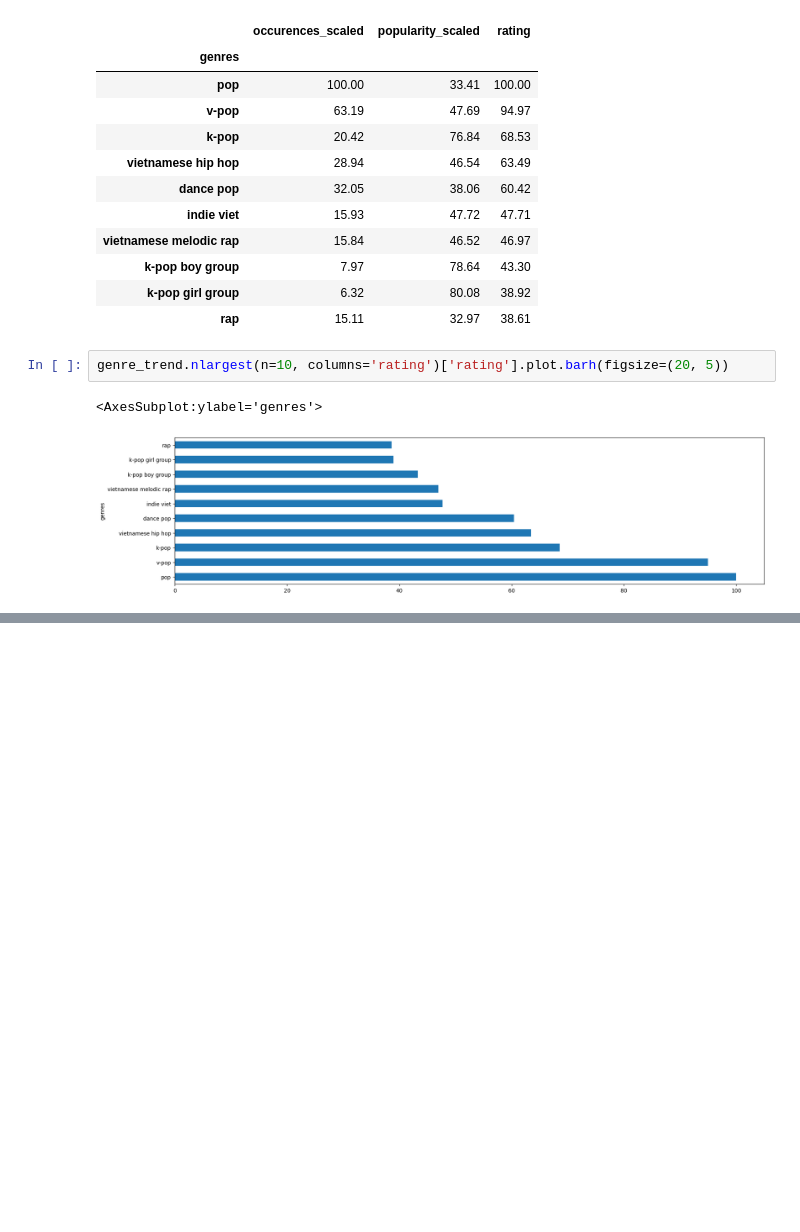
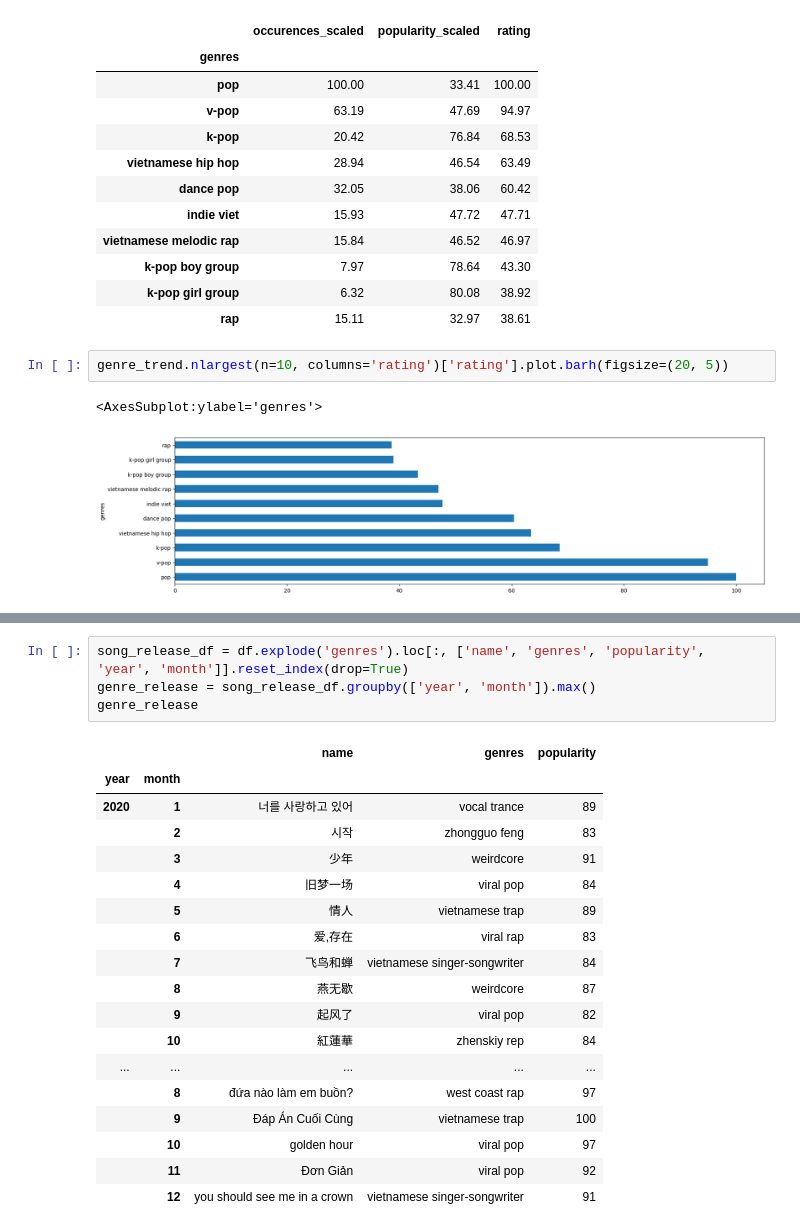
Before and after one commit to quytrungg/Final_Project_CSC14119, a Jupyter notebook: data_analysis/components/artists_data_analysis.ipynb, the cells around one changed output, grey strips where cells are left out. Drawn from its saved outputs; the diff is of its cells as text; blank space fills up the shorter version.

```diff
--- a/data_analysis/components/artists_data_analysis.ipynb
+++ b/data_analysis/components/artists_data_analysis.ipynb
@@ -137,0 +161,23 @@ genre_trend.nlargest(n=10, columns='rating')['rating'].plot.barh(figsize=(20, 5)
+# %%
+song_release_df = df.explode('genres').loc[:, ['name', 'genres', 'popularity', 'year', 'month']].reset_index(drop=True)
+genre_release = song_release_df.groupby(['year', 'month']).max()
+genre_release
+# %% [output]
+|  |  | name | genres | popularity |
+| year | month |  |  |  |
+| 2020 | 1 | 너를 사랑하고 있어 | vocal trance | 89 |
+|  | 2 | 시작 | zhongguo feng | 83 |
+|  | 3 | 少年 | weirdcore | 91 |
+|  | 4 | 旧梦一场 | viral pop | 84 |
+|  | 5 | 情人 | vietnamese trap | 89 |
+|  | 6 | 爱,存在 | viral rap | 83 |
+|  | 7 | 飞鸟和蝉 | vietnamese singer-songwriter | 84 |
+|  | 8 | 燕无歇 | weirdcore | 87 |
+|  | 9 | 起风了 | viral pop | 82 |
+|  | 10 | 紅蓮華 | zhenskiy rep | 84 |
+| ... | ... | ... | ... | ... |
+|  | 8 | đứa nào làm em buồn? | west coast rap | 97 |
+|  | 9 | Đáp Án Cuối Cùng | vietnamese trap | 100 |
+|  | 10 | golden hour | viral pop | 97 |
+|  | 11 | Đơn Giản | viral pop | 92 |
+|  | 12 | you should see me in a crown | vietnamese singer-songwriter | 91 |
```
Also changed, not shown: parts of 5 cells of this notebook.
